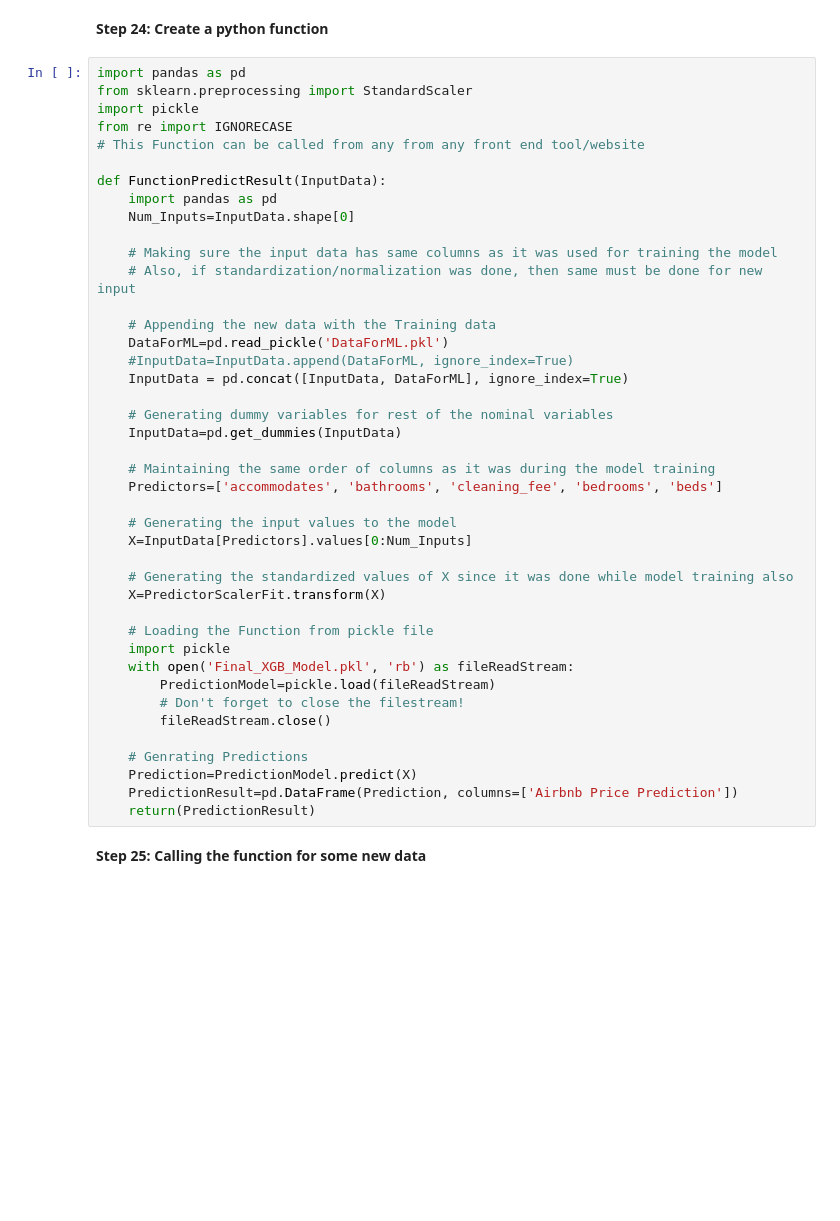
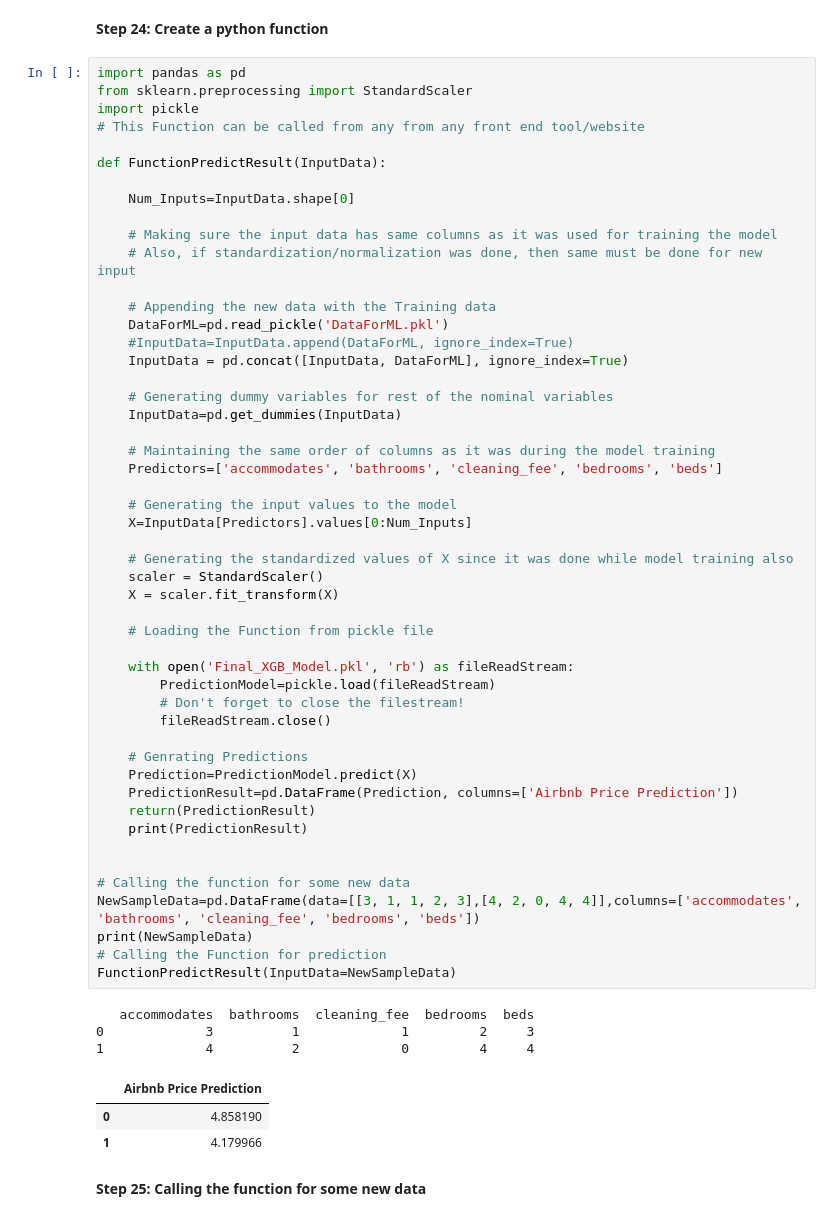
Before and after one commit to Junyoo0706/Machine-Learning-Project, a Jupyter notebook: ST1_Project.ipynb, the cells around one changed output. Drawn from its saved outputs; the diff is of its cells as text; blank space fills up the shorter version.

```diff
--- a/ST1_Project.ipynb
+++ b/ST1_Project.ipynb
@@ -2026,44 +2003,59 @@ pickle file of Predictive Model is saved at Location: /content
 import pandas as pd
 from sklearn.preprocessing import StandardScaler
 import pickle
-from re import IGNORECASE
 # This Function can be called from any from any front end tool/website
 
 def FunctionPredictResult(InputData):
-    import pandas as pd
+
     Num_Inputs=InputData.shape[0]
 
     # Making sure the input data has same columns as it was used for training the model
     # Also, if standardization/normalization was done, then same must be done for new input
 
     # Appending the new data with the Training data
     DataForML=pd.read_pickle('DataForML.pkl')
     #InputData=InputData.append(DataForML, ignore_index=True)
     InputData = pd.concat([InputData, DataForML], ignore_index=True)
 
     # Generating dummy variables for rest of the nominal variables
     InputData=pd.get_dummies(InputData)
 
     # Maintaining the same order of columns as it was during the model training
     Predictors=['accommodates', 'bathrooms', 'cleaning_fee', 'bedrooms', 'beds']
 
     # Generating the input values to the model
     X=InputData[Predictors].values[0:Num_Inputs]
 
     # Generating the standardized values of X since it was done while model training also
-    X=PredictorScalerFit.transform(X)
+    scaler = StandardScaler()
+    X = scaler.fit_transform(X)
 
     # Loading the Function from pickle file
-    import pickle
+
     with open('Final_XGB_Model.pkl', 'rb') as fileReadStream:
         PredictionModel=pickle.load(fileReadStream)
         # Don't forget to close the filestream!
         fileReadStream.close()
 
     # Genrating Predictions
     Prediction=PredictionModel.predict(X)
     PredictionResult=pd.DataFrame(Prediction, columns=['Airbnb Price Prediction'])
     return(PredictionResult)
+    print(PredictionResult)
+
+
+# Calling the function for some new data
+NewSampleData=pd.DataFrame(data=[[3, 1, 1, 2, 3],[4, 2, 0, 4, 4]],columns=['accommodates', 'bathrooms', 'cleaning_fee', 'bedrooms', 'beds'])
+print(NewSampleData)
+# Calling the Function for prediction
+FunctionPredictResult(InputData=NewSampleData)
+# %% [output]
+   accommodates  bathrooms  cleaning_fee  bedrooms  beds
+0             3          1             1         2     3
+1             4          2             0         4     4
+|  | Airbnb Price Prediction |
+| 0 | 4.858190 |
+| 1 | 4.179966 |
 # %% [markdown]
 **Step 25: Calling the function for some new data**
 # %%
```
Also changed, not shown: parts of 31 cells of this notebook.
